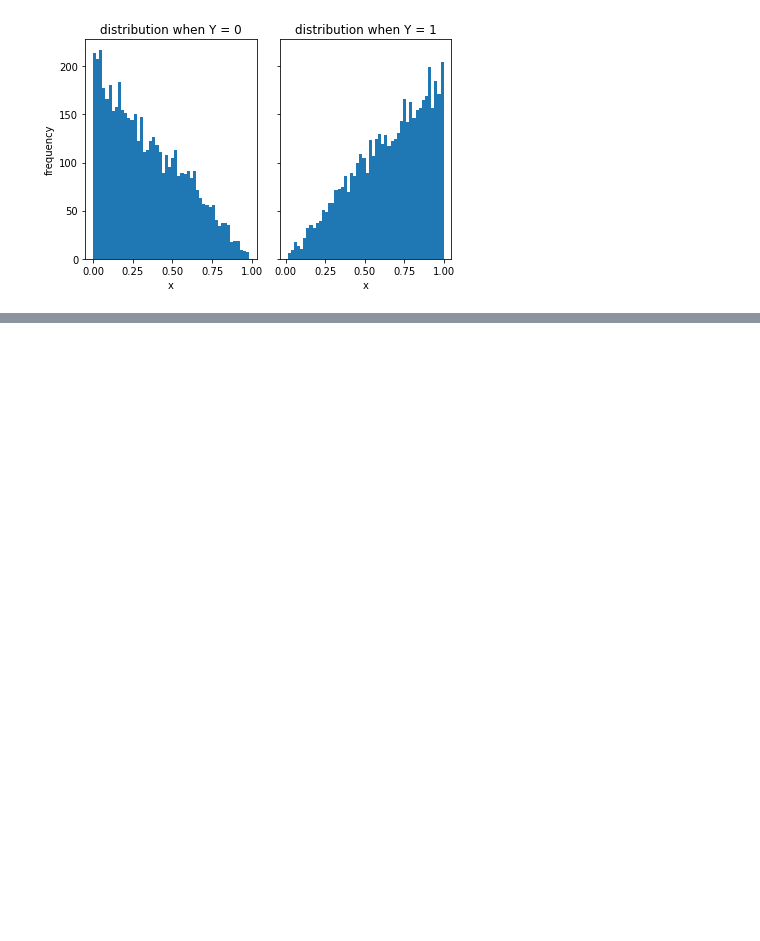
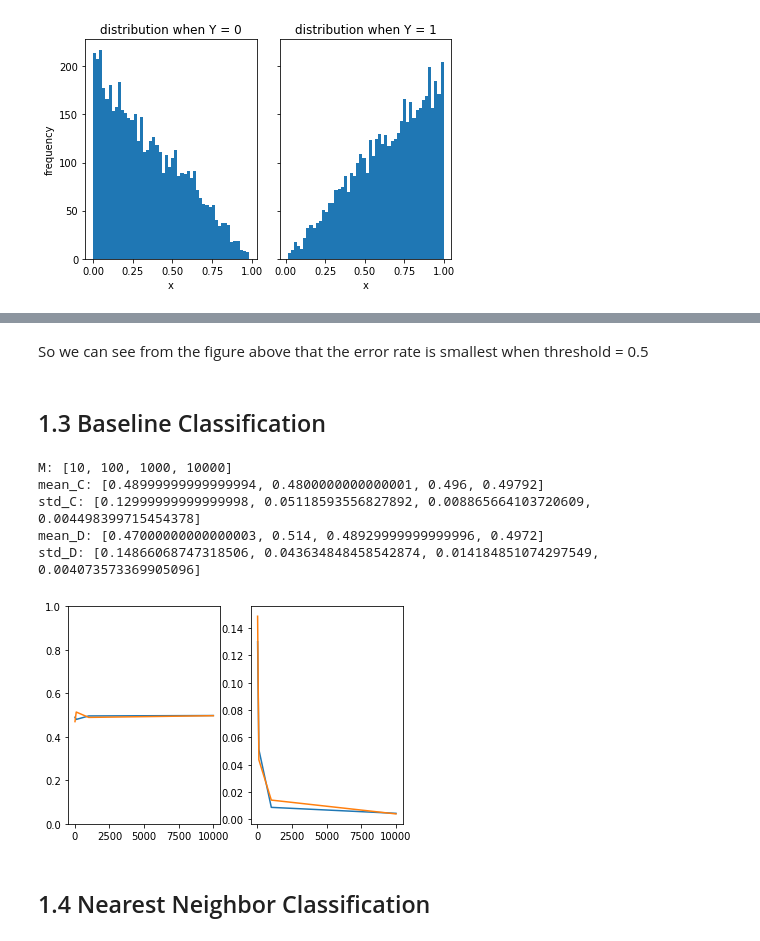
Before and after one commit to gitdxj/Monte-Carlo-Simulation-of-Threshold-Classifier, a Jupyter notebook: solution.ipynb, the cells around one changed output, grey strips where cells are left out. Cells and saved outputs as stored; diff of their text form; code cells hidden in the pictures; blank space fills up the shorter version.

```diff
--- a/solution.ipynb
+++ b/solution.ipynb
@@ -121,0 +209,62 @@ def err_statistics()
+# %% [markdown]
+So we can see from the figure above that the error rate is smallest when threshold = 0.5
+# %% [markdown]
+## 1.3 Baseline Classification
+# %%
+def predict_C(X):
+    N = len(X)
+    return np.random.randint(0,2,N)
+
+def predict_D(X):
+    N = len(X)
+    return np.ones(N)
+
+def test1_3(M, T="guess",repeat=10):
+    errs = []
+    for i in range(repeat):
+        X, Y = create_data(M)
+        if T=="guess":
+            pred_Y = predict_C(X)
+        else:  # constant
+            pred_Y = predict_D(X)
+        err = calculate_err(pred_Y, Y)
+        errs.append(err)
+    mean = np.mean(errs)
+    std = np.std(errs)
+    return mean, std
+
+def statistics1_3(Ms):
+    means_C = []
+    stds_C = []
+    means_D = []
+    stds_D = []
+    for M in Ms:
+        mean_C, std_C = test1_3(M, T="guess")
+        mean_D, std_D = test1_3(M, T="constant")
+        means_C.append(mean_C)
+        means_D.append(mean_D)
+        stds_C.append(std_C)
+        stds_D.append(std_D)
+    # print results
+    print("M:", Ms)
+    print("mean_C:", means_C)
+    print("std_C:", stds_C)
+    print("mean_D:", means_D)
+    print("std_D:", stds_D)
+    fig, axs = plt.subplots(1,2)
+    axs[0].set_ylim((0,1))
+    axs[0].plot(Ms, means_C)
+    axs[0].plot(Ms, means_D)
+    axs[1].plot(Ms, stds_C)
+    axs[1].plot(Ms, stds_D)
+
+statistics1_3([10,100,1000, 10000])
+# %% [output]
+M: [10, 100, 1000, 10000]
+mean_C: [0.48999999999999994, 0.4800000000000001, 0.496, 0.49792]
+std_C: [0.12999999999999998, 0.05118593556827892, 0.008865664103720609, 0.004498399715454378]
+mean_D: [0.47000000000000003, 0.514, 0.48929999999999996, 0.4972]
+std_D: [0.14866068747318506, 0.043634848458542874, 0.014184851074297549, 0.004073573369905096]
+[figure, added]
+# %% [markdown]
+## 1.4 Nearest Neighbor Classification
```
Also changed, not shown: parts of 8 cells of this notebook.
